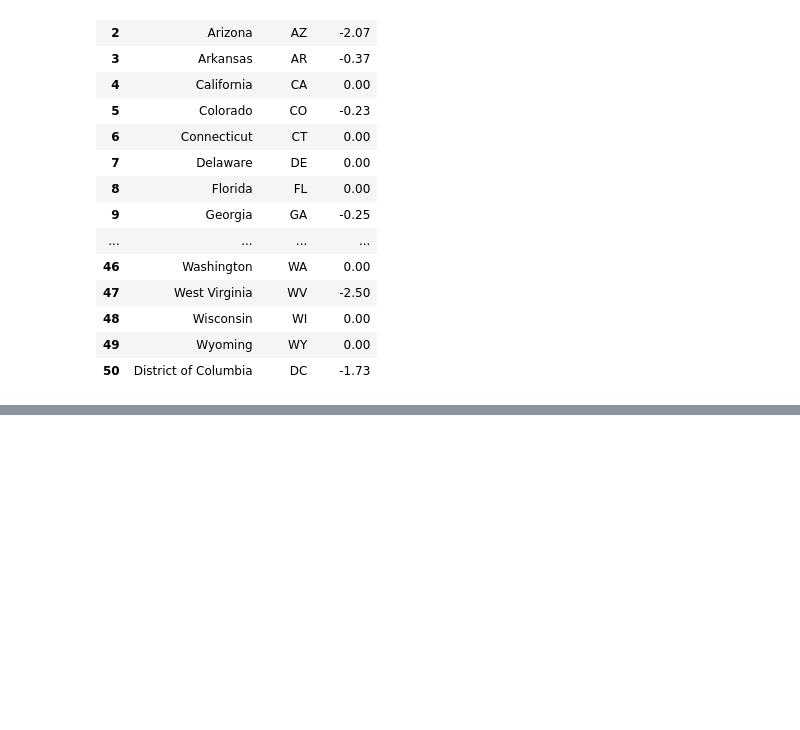
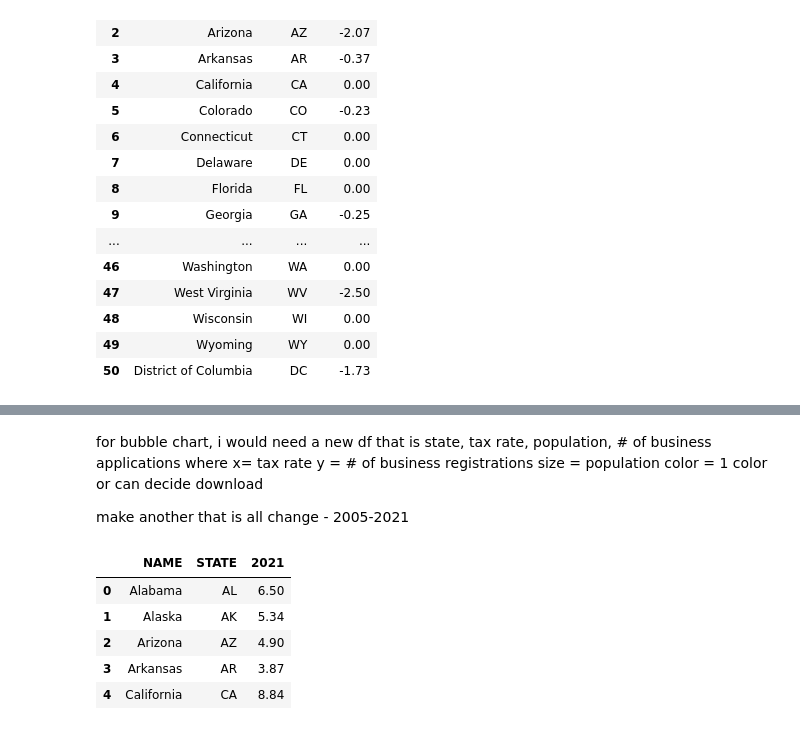
Before and after one commit to anoushkaberry15/data-analytics-project, a Jupyter notebook: AB_testing.ipynb, the cells around one changed output, grey strips where cells are left out. Saved outputs shown, nothing was run; the diff lists cells and outputs as text; code cells hidden in the pictures; blank space fills up the shorter version.

```diff
--- a/AB_testing.ipynb
+++ b/AB_testing.ipynb
@@ -308,0 +357,19 @@ Bubble chart -
+# %% [markdown]
+for bubble chart, i would need a new df that is state, tax rate, population, # of business applications where
+x= tax rate
+y = # of business registrations
+size = population
+color = 1 color or can decide
+download
+
+make another that is all change - 2005-2021
+# %%
+df_temp = df[['NAME', 'STATE', '2021']]
+df_temp.head()
+# %% [output]
+|  | NAME | STATE | 2021 |
+| 0 | Alabama | AL | 6.50 |
+| 1 | Alaska | AK | 5.34 |
+| 2 | Arizona | AZ | 4.90 |
+| 3 | Arkansas | AR | 3.87 |
+| 4 | California | CA | 8.84 |
```
Also changed, not shown: parts of 15 cells of this notebook, 1 other file.
